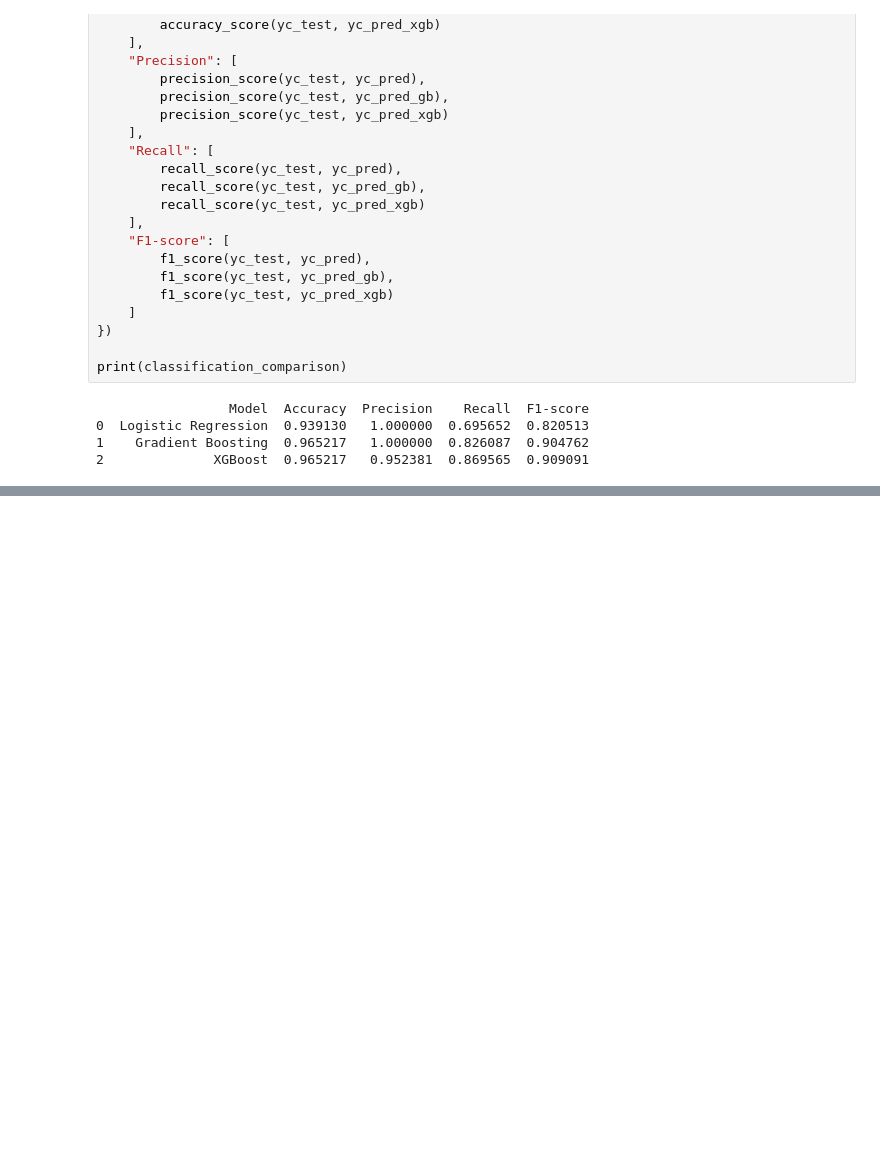
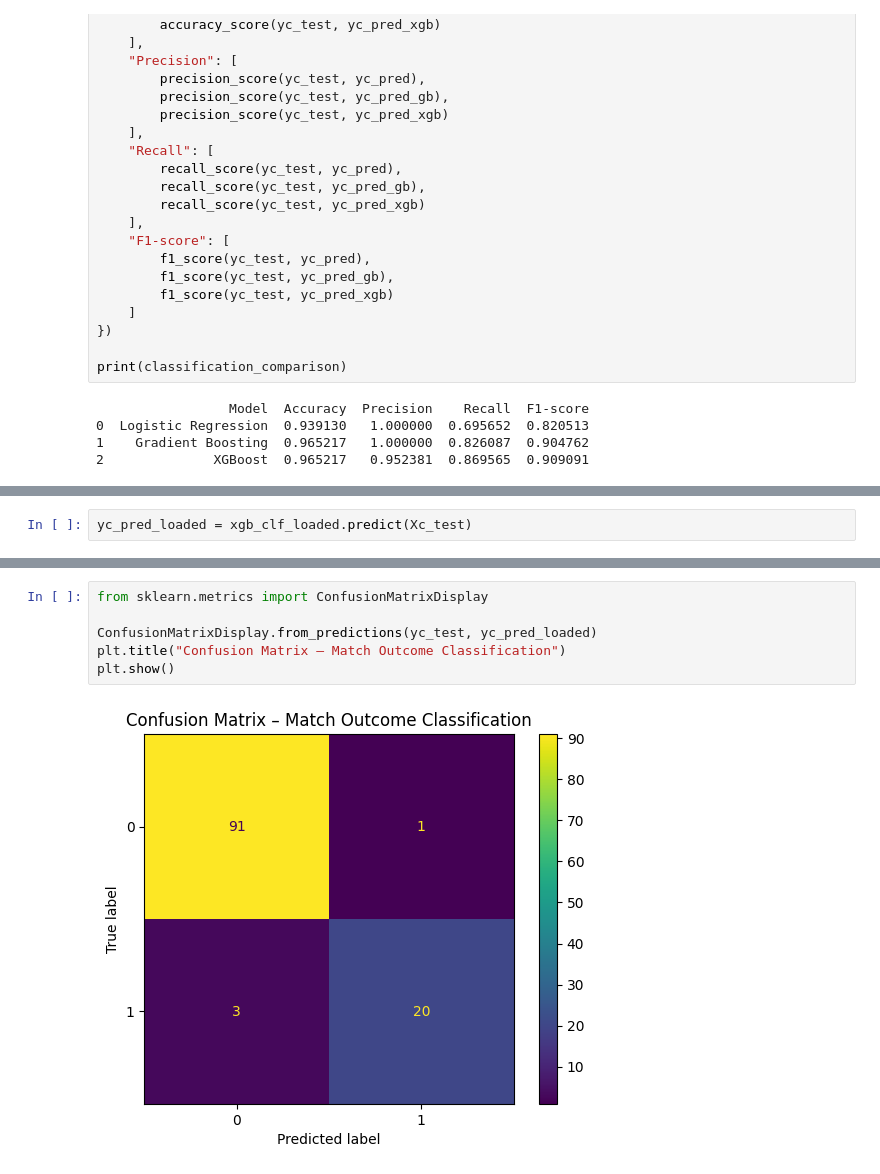
Before and after one commit to springboardmentor1979b-cmyk/ScoreSight---Predicting-EPL-Points-Tally-Top-Scorer, a Jupyter notebook: Megha_Bhat_ScoreSight.ipynb, the cells around one changed output, grey strips where cells are left out. Drawn from its saved outputs; the diff is of its cells as text; blank space fills up the shorter version.

```diff
--- a/Megha_Bhat_ScoreSight.ipynb
+++ b/Megha_Bhat_ScoreSight.ipynb
@@ -771,0 +790,2 @@ print(classification_comparison)
+# %%
+yc_pred_loaded = xgb_clf_loaded.predict(Xc_test)
@@ -771,0 +837,8 @@ print(classification_comparison)
+# %%
+from sklearn.metrics import ConfusionMatrixDisplay
+
+ConfusionMatrixDisplay.from_predictions(yc_test, yc_pred_loaded)
+plt.title("Confusion Matrix – Match Outcome Classification")
+plt.show()
+# %% [output]
+[figure, added]
```
Also changed, not shown: parts of 17 cells of this notebook.
